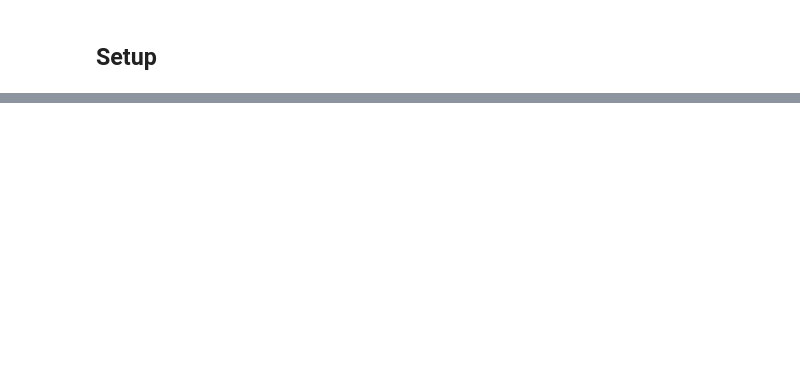
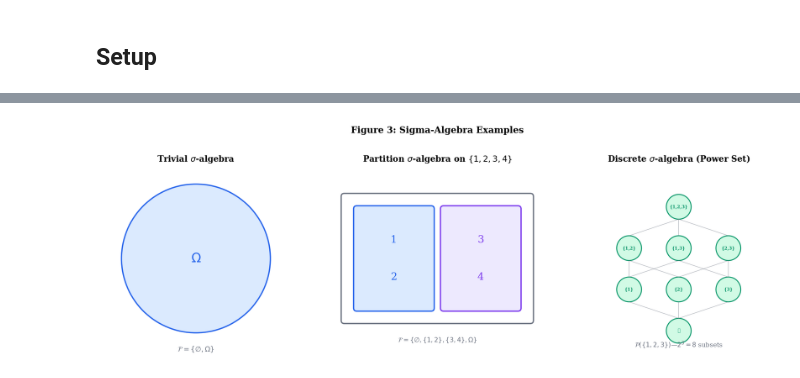
Before and after one commit to jonx0037/formalStatistics, a Jupyter notebook: notebooks/sample-spaces/01_sample_spaces_events_axioms.ipynb, the cells around one changed output, grey strips where cells are left out. Drawn from its saved outputs; the diff is of its cells as text; code cells hidden in the pictures; blank space fills up the shorter version.

```diff
--- a/notebooks/sample-spaces/01_sample_spaces_events_axioms.ipynb
+++ b/notebooks/sample-spaces/01_sample_spaces_events_axioms.ipynb
@@ -52,0 +320,93 @@ import numpy as npimport matplotlib.pyplot as pltfrom matplotlib.gridspec import
+# %%
+# ── Figure 3: Sigma-algebra containment hierarchy ────────────────────────────
+
+fig, axes = plt.subplots(1, 3, figsize=(16, 5))
+
+# Panel 1: Trivial sigma-algebra
+ax = axes[0]
+ax.set_xlim(-1.5, 1.5)
+ax.set_ylim(-1.5, 1.5)
+ax.set_aspect('equal')
+outer = Circle((0, 0), 1.2, fill=True, facecolor=C['lt_blue'], edgecolor=C['primary'],
+               linewidth=2, linestyle='-')
+ax.add_patch(outer)
+ax.text(0, 0, '$\Omega$', ha='center', va='center', fontsize=20, color=C['primary'],
+        fontweight='bold')
+ax.text(0, -1.5, '$\mathcal{F} = \{\emptyset, \Omega\}$', ha='center', fontsize=11,
+        color=C['muted'])
+ax.set_title('Trivial $\sigma$-algebra', fontsize=13)
+ax.axis('off')
+
+# Panel 2: Partition sigma-algebra on {1,2,3,4}
+ax = axes[1]
+ax.set_xlim(-1.8, 1.8)
+ax.set_ylim(-1.5, 1.5)
+ax.set_aspect('equal')
+# Outer rectangle for Omega
+rect = FancyBboxPatch((-1.5, -1.0), 3.0, 2.0, boxstyle="round,pad=0.05",
+                      facecolor='white', edgecolor=C['muted'], linewidth=2)
+ax.add_patch(rect)
+# Left block {1,2}
+left = FancyBboxPatch((-1.3, -0.8), 1.2, 1.6, boxstyle="round,pad=0.05",
+                       facecolor=C['lt_blue'], edgecolor=C['primary'], linewidth=2)
+ax.add_patch(left)
+ax.text(-0.7, 0.3, '1', ha='center', va='center', fontsize=16, color=C['primary'])
+ax.text(-0.7, -0.3, '2', ha='center', va='center', fontsize=16, color=C['primary'])
+# Right block {3,4}
+right = FancyBboxPatch((0.1, -0.8), 1.2, 1.6, boxstyle="round,pad=0.05",
+                        facecolor=C['lt_purple'], edgecolor=C['secondary'], linewidth=2)
+ax.add_patch(right)
+ax.text(0.7, 0.3, '3', ha='center', va='center', fontsize=16, color=C['secondary'])
+ax.text(0.7, -0.3, '4', ha='center', va='center', fontsize=16, color=C['secondary'])
+ax.text(0, -1.35, '$\mathcal{F} = \{\emptyset, \{1,2\}, \{3,4\}, \Omega\}$',
+        ha='center', fontsize=10, color=C['muted'])
+ax.set_title('Partition $\sigma$-algebra on $\{1,2,3,4\}$', fontsize=13)
+ax.axis('off')
+
+# Panel 3: Power set (discrete) on {1,2,3}
+ax = axes[2]
+ax.set_xlim(-2, 2)
+ax.set_ylim(-0.5, 4)
+
+# Hasse diagram of P({1,2,3})
+levels = {
+    0: [('∅', 0)],
+    1: [('{1}', -1.2), ('{2}', 0), ('{3}', 1.2)],
+    2: [('{1,2}', -1.2), ('{1,3}', 0), ('{2,3}', 1.2)],
+    3: [('{1,2,3}', 0)],
+}
+node_positions = {}
+for level, nodes in levels.items():
+    for label, x in nodes:
+        node_positions[label] = (x, level)
+        circle = Circle((x, level), 0.3, facecolor=C['lt_green'], edgecolor=C['accent'],
+                        linewidth=1.5)
+        ax.add_patch(circle)
+        ax.text(x, level, label, ha='center', va='center', fontsize=7,
+                color=C['accent'], fontweight='bold')
+
+# Draw edges (Hasse diagram)
+edges = [
+    ('∅', '{1}'), ('∅', '{2}'), ('∅', '{3}'),
+    ('{1}', '{1,2}'), ('{1}', '{1,3}'),
+    ('{2}', '{1,2}'), ('{2}', '{2,3}'),
+    ('{3}', '{1,3}'), ('{3}', '{2,3}'),
+    ('{1,2}', '{1,2,3}'), ('{1,3}', '{1,2,3}'), ('{2,3}', '{1,2,3}'),
+]
+for a, b in edges:
+    xa, ya = node_positions[a]
+    xb, yb = node_positions[b]
+    ax.plot([xa, xb], [ya + 0.3, yb - 0.3], color=C['muted'], linewidth=0.8, alpha=0.5)
+
+ax.text(0, -0.4, '$\mathcal{P}(\{1,2,3\}) — 2^3 = 8$ subsets', ha='center',
+        fontsize=10, color=C['muted'])
+ax.set_title('Discrete $\sigma$-algebra (Power Set)', fontsize=13)
+ax.set_aspect('equal')
+ax.axis('off')
+
+plt.suptitle('Figure 3: Sigma-Algebra Examples', fontsize=14, fontweight='bold', y=1.02)
+plt.tight_layout()
+plt.savefig('sigma-algebra-examples.png', dpi=150, bbox_inches='tight')
+plt.show()
+# %% [output]
+[figure, added]
```
Also changed, not shown: parts of 48 cells of this notebook, 30 other files.
